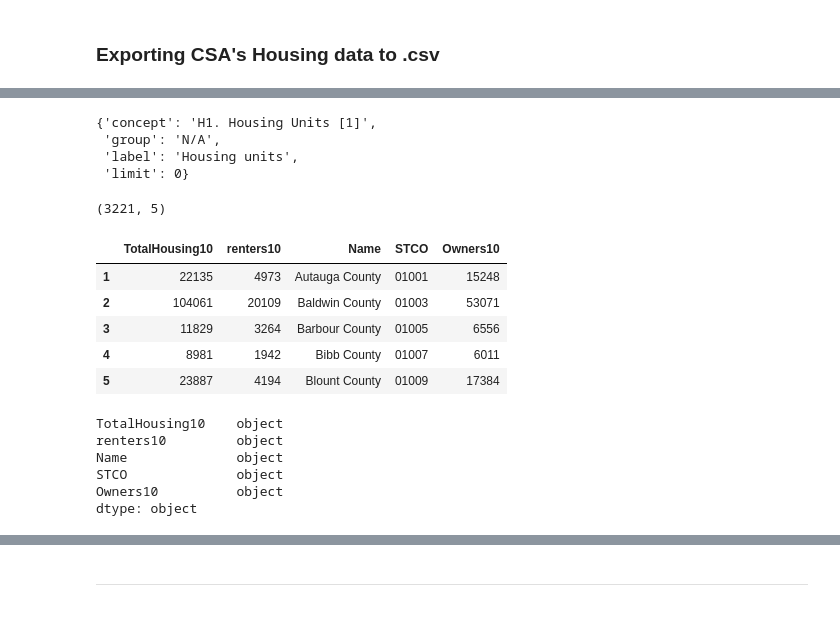
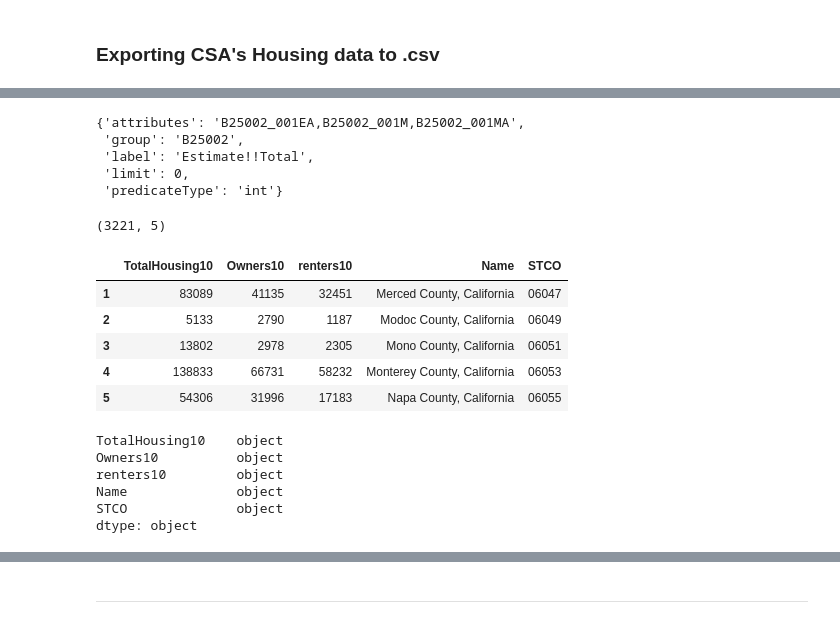
Before and after one commit to NYCPlanning/rp-USmetros_comparison, a Jupyter notebook: 3.2-Housing-Jobs10-16_ACS5.ipynb, the cells around one changed output, grey strips where cells are left out. Cells and saved outputs as stored; diff of their text form; code cells hidden in the pictures.

```diff
--- a/3.2-Housing-Jobs10-16_ACS5.ipynb
+++ b/3.2-Housing-Jobs10-16_ACS5.ipynb
@@ -261,57 +261,54 @@ array(['PCT012A208', 'PCO0020033', 'PCT012C110', ..., 'PCO0020014',
 # %%
 # keyword for POP estimates
-totalHU10 = 'H00010001'
-owner10_1 = 'H0040002'
-owner10_2 = 'H0040003'
-renter10 = 'H0040004'
+totalHU10 = 'B25002_001E'
+owner10 = 'B25003_002E'
+renter10 = 'B25003_003E'
 
 aff1y10['variables'][totalHU10]
 # %% [output]
-{'concept': 'H1. Housing Units [1]',
- 'group': 'N/A',
- 'label': 'Housing units',
- 'limit': 0}
+{'attributes': 'B25002_001EA,B25002_001M,B25002_001MA',
+ 'group': 'B25002',
+ 'label': 'Estimate!!Total',
+ 'limit': 0,
+ 'predicateType': 'int'}
 # %%
 # HU2010 data for all counties in the US
-totalHU10 = pd.read_json('https://api.census.gov/data/2010/sf1?get='+
+totalHU10 = pd.read_json('https://api.census.gov/data/2010/acs/acs5?get='+
                          totalHU10 + ',' +
-                         owner10_1 + ',' +
-                         owner10_2 + ',' +
+                         owner10 + ',' +
                          renter10 +',NAME&for=county:*&in=state:*')
 totalHU10.columns = totalHU10.iloc[0]
 totalHU10 = totalHU10[1:]
 
 totalHU10['state'] = totalHU10['state'].apply(lambda x: '{0:0>2}'.format(x))
 totalHU10['county'] = totalHU10['county'].apply(lambda x: '{0:0>3}'.format(x))
 totalHU10['STCO'] = totalHU10[['state', 'county']].apply(lambda x: ''.join(x), axis=1)
 
 totalHU10.iloc[:,:3] = totalHU10.iloc[:,:3].apply(pd.to_numeric,
                                                  errors='coerce')
-totalHU10['Owners10'] = totalHU10['H0040002'] + totalHU10['H0040003']
 
-totalHU10 = totalHU10.drop(['state', 'county',
-                            'H0040002', 'H0040003'], axis=1)
-totalHU10.columns = ['TotalHousing10', 'renters10',
-                     'Name', 'STCO', 'Owners10']
+totalHU10 = totalHU10.drop(['state', 'county'], axis=1)
+totalHU10.columns = ['TotalHousing10', 'Owners10', 'renters10',
+                     'Name', 'STCO']
 
 print(totalHU10.shape)
 totalHU10.head()
 # %% [output]
 (3221, 5)
-|  | TotalHousing10 | renters10 | Name | STCO | Owners10 |
-| 1 | 22135 | 4973 | Autauga County | 01001 | 15248 |
-| 2 | 104061 | 20109 | Baldwin County | 01003 | 53071 |
-| 3 | 11829 | 3264 | Barbour County | 01005 | 6556 |
-| 4 | 8981 | 1942 | Bibb County | 01007 | 6011 |
-| 5 | 23887 | 4194 | Blount County | 01009 | 17384 |
+|  | TotalHousing10 | Owners10 | renters10 | Name | STCO |
+| 1 | 83089 | 41135 | 32451 | Merced County, California | 06047 |
+| 2 | 5133 | 2790 | 1187 | Modoc County, California | 06049 |
+| 3 | 13802 | 2978 | 2305 | Mono County, California | 06051 |
+| 4 | 138833 | 66731 | 58232 | Monterey County, California | 06053 |
+| 5 | 54306 | 31996 | 17183 | Napa County, California | 06055 |
 # %%
 totalHU10.dtypes
 # %% [output]
 TotalHousing10    object
+Owners10          object
 renters10         object
 Name              object
 STCO              object
-Owners10          object
 dtype: object
 # %%
 totalHU10 = totalHU10.merge(geo, on='STCO').set_index('County_name')
```
Also changed, not shown: parts of 19 cells of this notebook, 5 other files.
